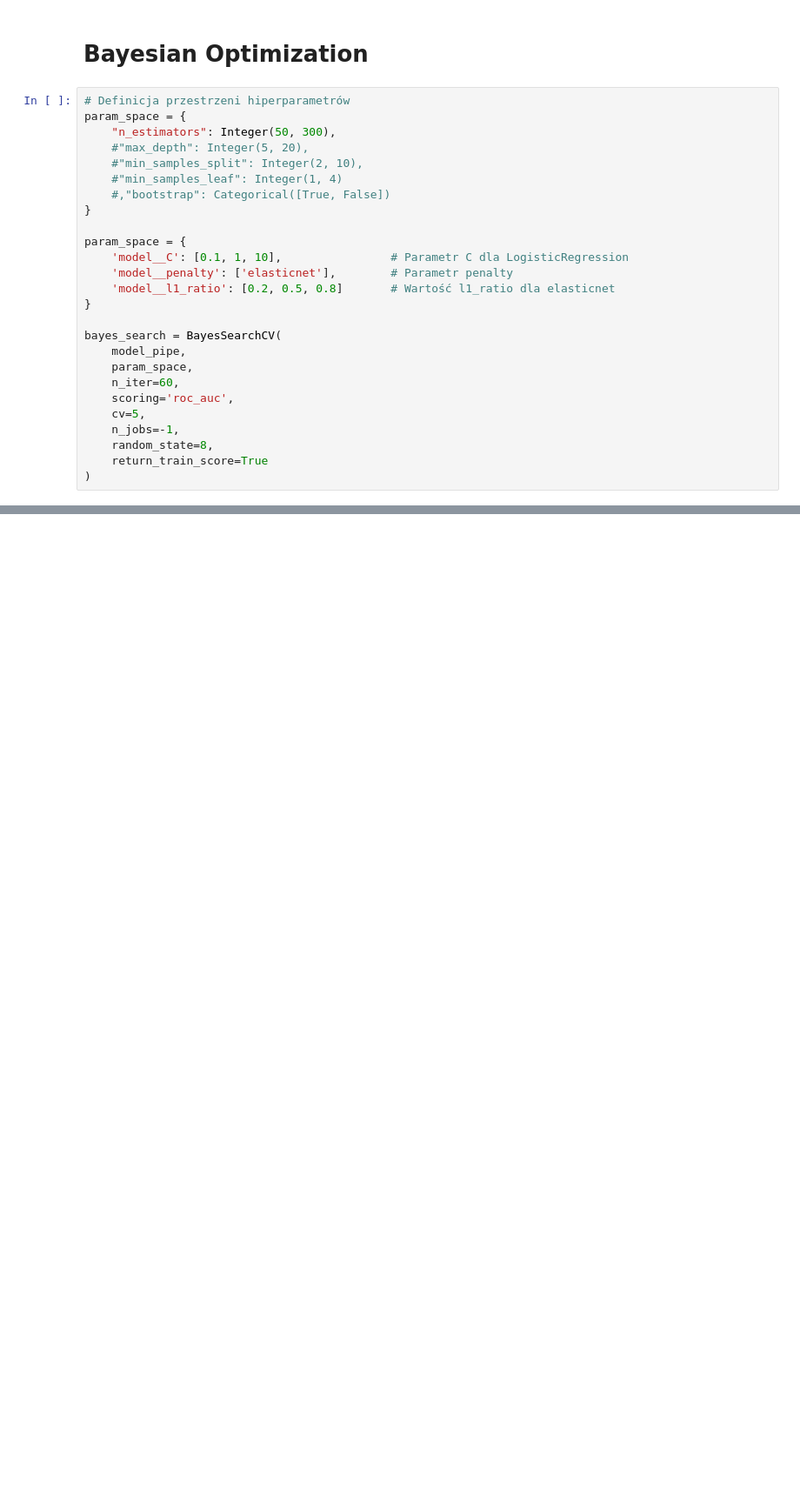
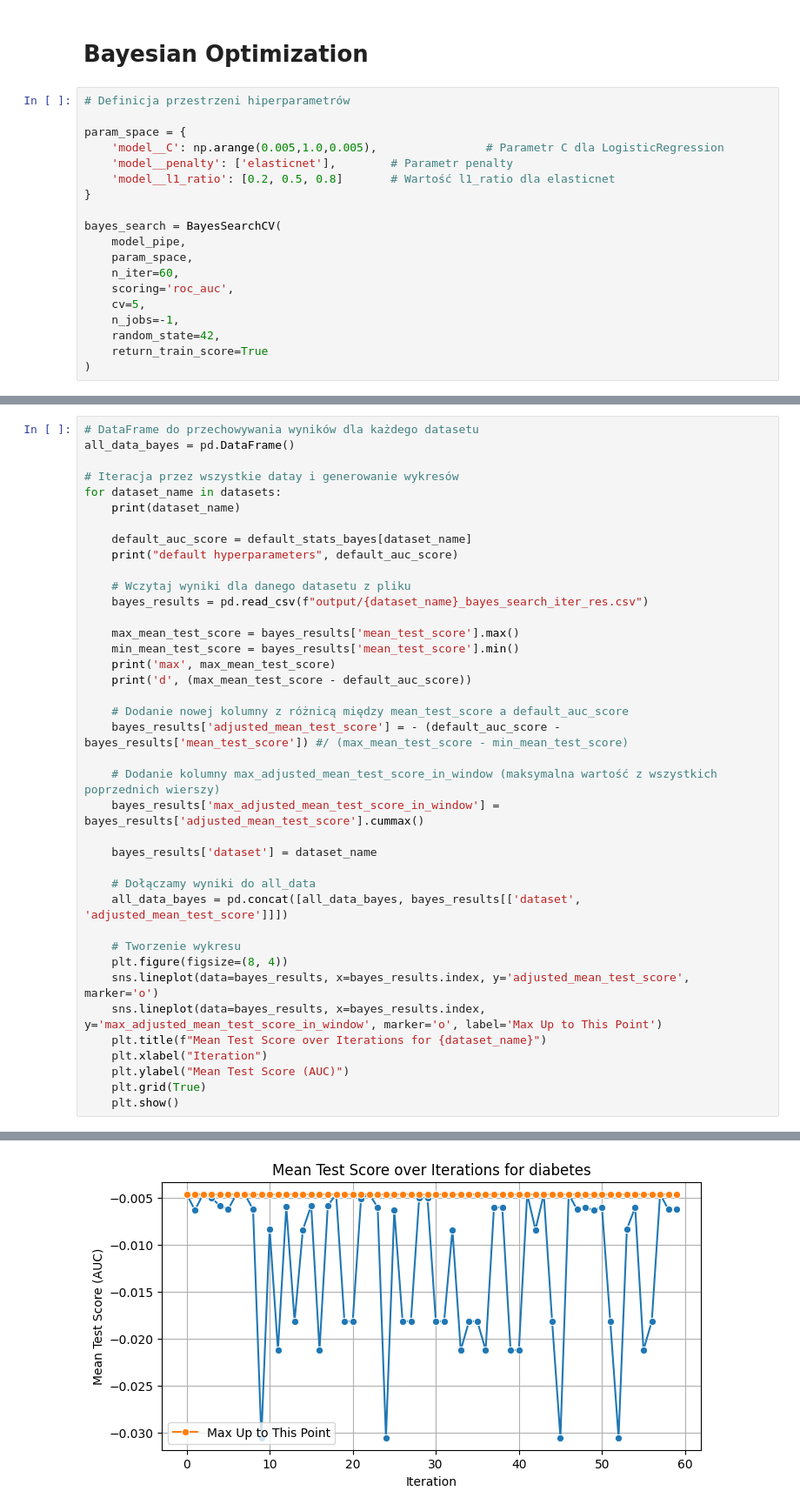
Before and after one commit to JakKepka/AutoML, a Jupyter notebook: AutoTuning/AutoTuning.ipynb, the cells around one changed output, grey strips where cells are left out. Shown: that part at 87% size. Drawn from its saved outputs; the diff is of its cells as text; blank space fills up the shorter version.

```diff
--- a/AutoTuning/AutoTuning.ipynb
+++ b/AutoTuning/AutoTuning.ipynb
@@ -295,16 +420,9 @@ Czas wykonaniu dla datasetu spambase: 65.23516201972961
 # Bayesian Optimization
 # %%
 # Definicja przestrzeni hiperparametrów
-param_space = {
-    "n_estimators": Integer(50, 300),
-    #"max_depth": Integer(5, 20),
-    #"min_samples_split": Integer(2, 10),
-    #"min_samples_leaf": Integer(1, 4)
-    #,"bootstrap": Categorical([True, False])
-}
 
 param_space = {
-    'model__C': [0.1, 1, 10],                # Parametr C dla LogisticRegression
+    'model__C': np.arange(0.005,1.0,0.005),                # Parametr C dla LogisticRegression
     'model__penalty': ['elasticnet'],        # Parametr penalty
     'model__l1_ratio': [0.2, 0.5, 0.8]       # Wartość l1_ratio dla elasticnet
 }
@@ -316,7 +434,7 @@ bayes_search = BayesSearchCV(
     scoring='roc_auc',
     cv=5,
     n_jobs=-1,
-    random_state=8,
+    random_state=42,
     return_train_score=True
 )
 # %%
@@ -400,0 +541,40 @@ Dataset: spambase
+# %%
+# DataFrame do przechowywania wyników dla każdego datasetu
+all_data_bayes = pd.DataFrame()
+
+# Iteracja przez wszystkie datay i generowanie wykresów
+for dataset_name in datasets:
+    print(dataset_name)
+
+    default_auc_score = default_stats_bayes[dataset_name]
+    print("default hyperparameters", default_auc_score)
+
+    # Wczytaj wyniki dla danego datasetu z pliku
+    bayes_results = pd.read_csv(f"output/{dataset_name}_bayes_search_iter_res.csv")
+
+    max_mean_test_score = bayes_results['mean_test_score'].max()
+    min_mean_test_score = bayes_results['mean_test_score'].min()
+    print('max', max_mean_test_score)
+    print('d', (max_mean_test_score - default_auc_score))
+
+    # Dodanie nowej kolumny z różnicą między mean_test_score a default_auc_score
+    bayes_results['adjusted_mean_test_score'] = - (default_auc_score - bayes_results['mean_test_score']) #/ (max_mean_test_score - min_mean_test_score)
+
+    # Dodanie kolumny max_adjusted_mean_test_score_in_window (maksymalna wartość z wszystkich poprzednich wierszy)
+    bayes_results['max_adjusted_mean_test_score_in_window'] = bayes_results['adjusted_mean_test_score'].cummax()
+
+    bayes_results['dataset'] = dataset_name
+
+    # Dołączamy wyniki do all_data
+    all_data_bayes = pd.concat([all_data_bayes, bayes_results[['dataset', 'adjusted_mean_test_score']]])
+
+    # Tworzenie wykresu
+    plt.figure(figsize=(8, 4))
+    sns.lineplot(data=bayes_results, x=bayes_results.index, y='adjusted_mean_test_score', marker='o')
+    sns.lineplot(data=bayes_results, x=bayes_results.index, y='max_adjusted_mean_test_score_in_window', marker='o', label='Max Up to This Point')
+    plt.title(f"Mean Test Score over Iterations for {dataset_name}")
+    plt.xlabel("Iteration")
+    plt.ylabel("Mean Test Score (AUC)")
+    plt.grid(True)
+    plt.show()
+# %% [output]
@@ -400,0 +585 @@ Dataset: spambase
+[figure, added]
```
Also changed, not shown: parts of 16 cells of this notebook, 27 other files.
